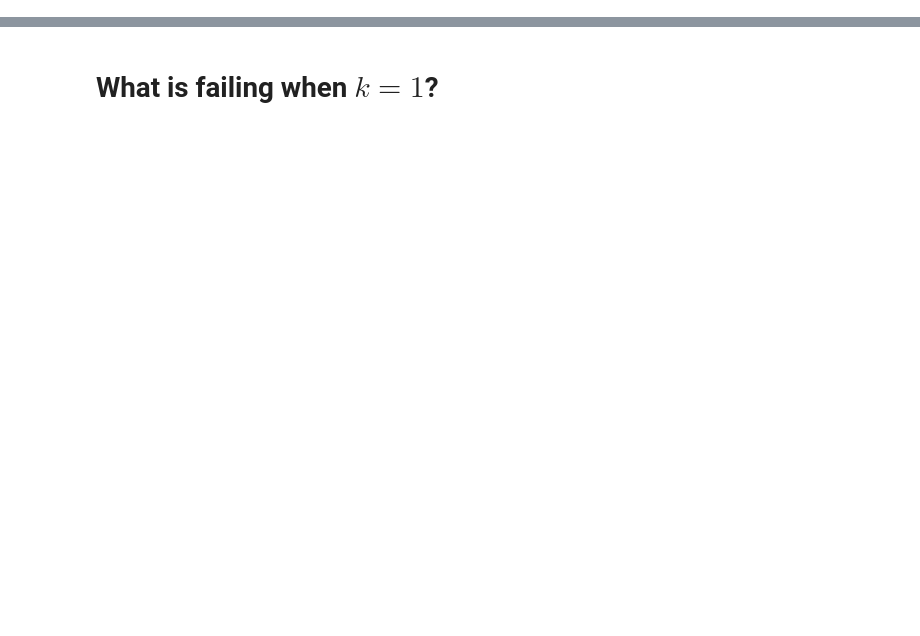
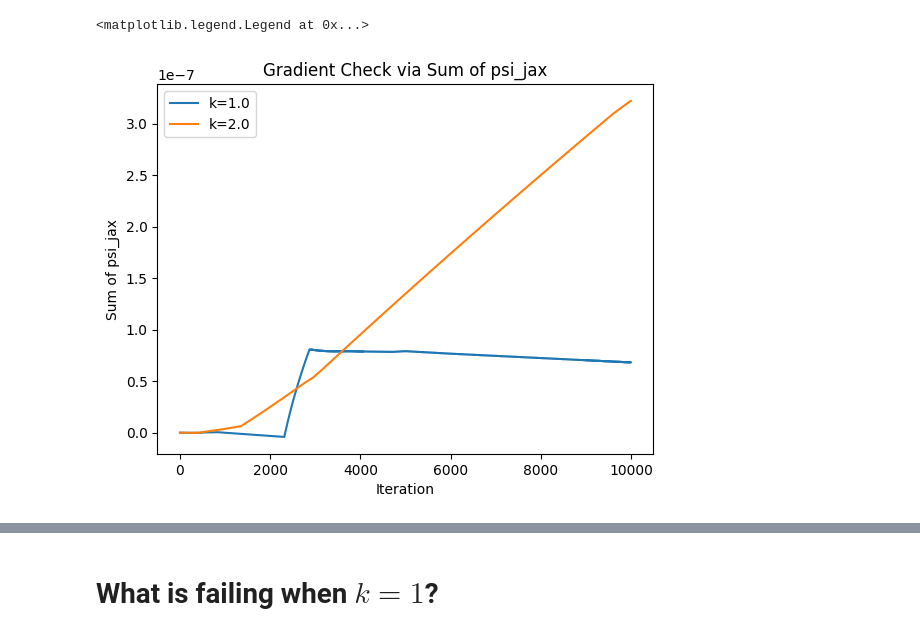
Before and after one commit to shlokmishra/student_t_mle, a Jupyter notebook: testing/kde_vs_gibbs.ipynb, the cells around one changed output, grey strips where cells are left out. Drawn from its saved outputs; the diff is of its cells as text; code cells hidden in the pictures; blank space fills up the shorter version.

```diff
--- a/testing/kde_vs_gibbs.ipynb
+++ b/testing/kde_vs_gibbs.ipynb
@@ -38,7 +38,7 @@ try:
 except ImportError:
     print("Error: Make sure 'utils.py' is in the same directory.")
 # %%
-ks = [1.0, 2.0, 5.0]
+ks = [1.0, 2.0]
 m = 10
 mu = 2.0
 T_jax = 10000
@@ -48,9 +48,9 @@ import jax.random as random
 import time
 params = {
         'm': m,
-        'k': None,  # to be set in the loop
+        'k': None,
         'mu_true': mu,
-        'num_iterations_T': None,  # to be set in the loop
+        'num_iterations_T': None,
         'prior_mean': 0.0,
         'prior_std': 10.0,
         'proposal_std_mu': 0.9,
@@ -59,7 +59,9 @@ params = {
 
 key = random.PRNGKey(0)
 mus_jax = {}
+x_chain_jax = {}
 mus_np = {}
+grad_checks_jax = {}
 true_posteriors = {}
 times_jax = {}
 times_np = {}
@@ -77,17 +79,18 @@ for k in ks:
     gibbs_norm_jax = gs_jax.run_gibbs_sampler_mle_jax(key, mle, params)
     times_jax[k] = time.time() - t0
     mus_jax[k] = gibbs_norm_jax['mu_chain']
-
-    print(f"Running NumPy Gibbs sampler for k={k}, m={m}...")
-    params['num_iterations_T'] = T_np
-    params["mu_star"] = mle
-    params["z_domain"] = (-1/(2*np.sqrt(k)), 1/(2*np.sqrt(k)))
-    x0 = np.ones(m) * mle
-    mu0 = mle
-    t0 = time.time()
-    gibbs_norm_np = sf.run_main_gibbs_sampler(params, mu0, x0)
-    times_np[k] = time.time() - t0
-    mus_np[k] = gibbs_norm_np['mu_chain']
+    grad_checks_jax[k] = gibbs_norm_jax['grad_likelihood_checks']
+    x_chain_jax[k] = gibbs_norm_jax['x_chain']
+    # print(f"Running NumPy Gibbs sampler for k={k}, m={m}...")
+    # params['num_iterations_T'] = T_np
+    # params["mu_star"] = mle
+    # params["z_domain"] = (-1/(2*np.sqrt(k)), 1/(2*np.sqrt(k)))
+    # x0 = np.ones(m) * mle
+    # mu0 = mle
+    # t0 = time.time()
+    # gibbs_norm_np = sf.run_main_gibbs_sampler(params, mu0, x0)
+    # times_np[k] = time.time() - t0
+    # mus_np[k] = gibbs_norm_np['mu_chain']
 
     print(f"Estimating true posterior with KDE for k={k}, m={m}...")
     t0 = time.time()
@@ -148,0 +124,12 @@ Estimating true posterior with KDE for k=5.0, m=10...
+# %%
+
+
+plt.plot(grad_checks_jax[ks[0]], label=f'k={ks[0]}')
+plt.plot(grad_checks_jax[ks[1]], label=f'k={ks[1]}')
+plt.xlabel('Iteration')
+plt.ylabel('Sum of psi_jax')
+plt.title('Gradient Check via Sum of psi_jax')
+plt.legend()
+# %% [output]
+<matplotlib.legend.Legend at 0x...>
+[figure, added]
```
Also changed, not shown: parts of 5 cells of this notebook, 2 other files.
